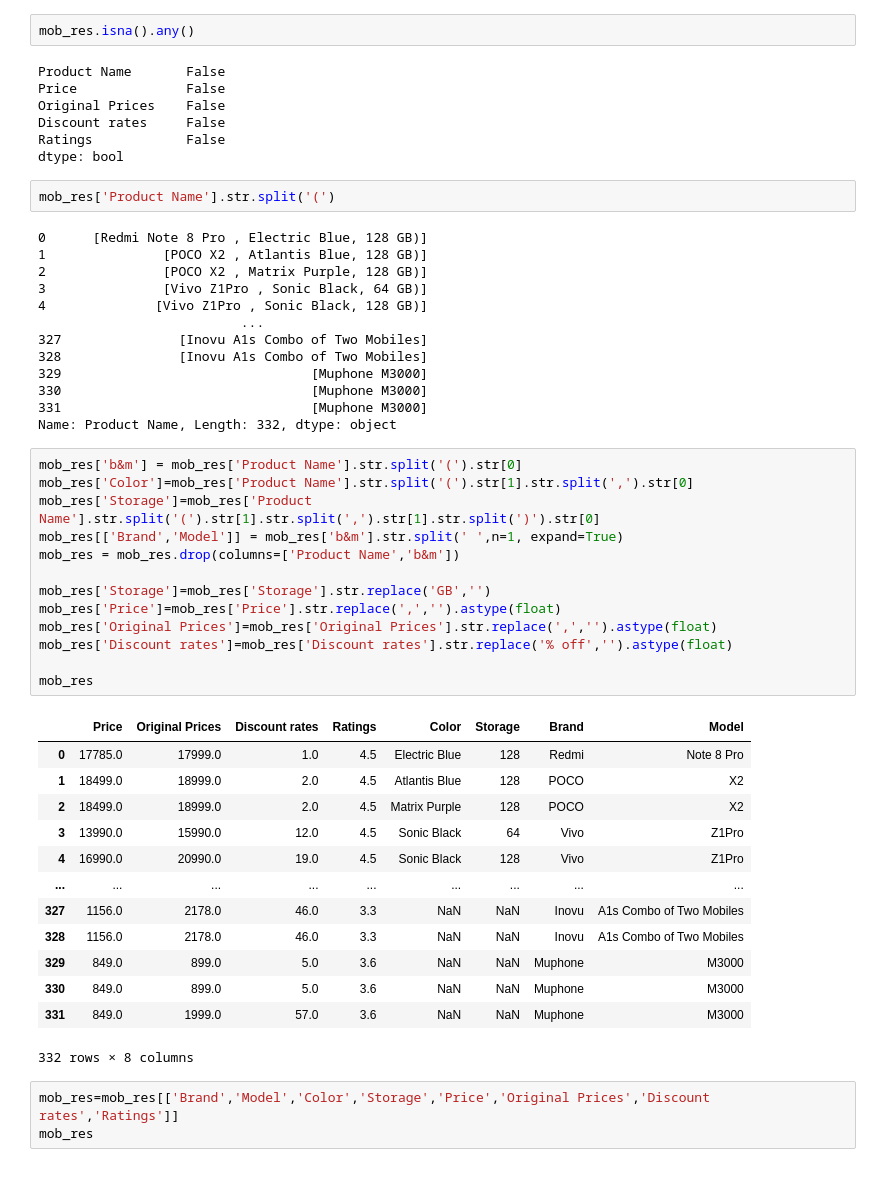
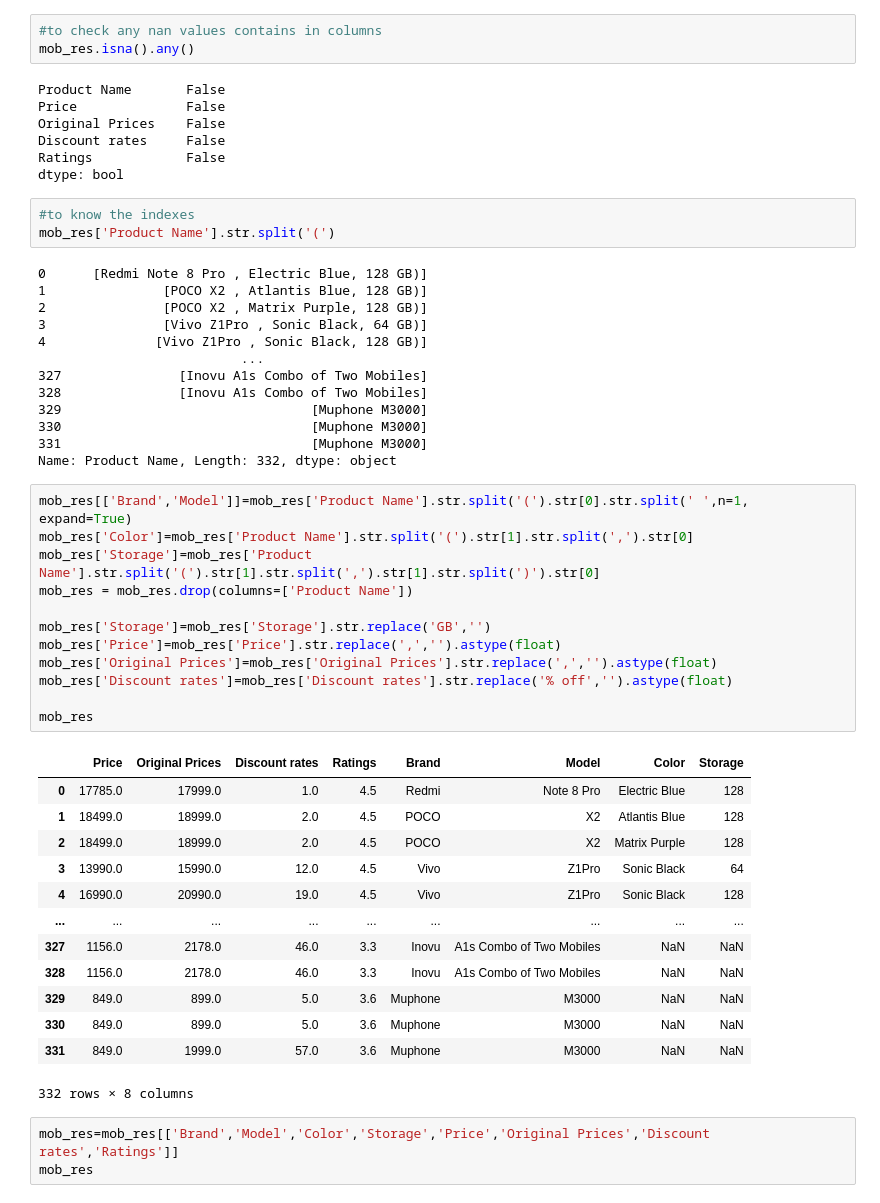
Before and after one commit to bhuvansai93/23098103-Statistics-and-Trends, a Jupyter notebook: 23019803_Assignment2_ADS1.ipynb, the cells around one changed output. Cells and saved outputs as stored; diff of their text form.

```diff
--- a/23019803_Assignment2_ADS1.ipynb
+++ b/23019803_Assignment2_ADS1.ipynb
@@ -57,6 +62,7 @@ mob_res
 | 331 | Muphone M3000 | 849 | 1,999 | 57% off | 3.6 |
 332 rows × 5 columns
 # %%
+#to check any nan values contains in columns
 mob_res.isna().any()
 # %% [output]
 Product Name       False
@@ -66,6 +72,7 @@ Discount rates     False
 Ratings            False
 dtype: bool
 # %%
+#to know the indexes
 mob_res['Product Name'].str.split('(')
 # %% [output]
 0      [Redmi Note 8 Pro , Electric Blue, 128 GB)]
@@ -81,31 +88,30 @@ mob_res['Product Name'].str.split('(')
 331                                [Muphone M3000]
 Name: Product Name, Length: 332, dtype: object
 # %%
-mob_res['b&m'] = mob_res['Product Name'].str.split('(').str[0]
+mob_res[['Brand','Model']]=mob_res['Product Name'].str.split('(').str[0].str.split(' ',n=1, expand=True)
 mob_res['Color']=mob_res['Product Name'].str.split('(').str[1].str.split(',').str[0]
 mob_res['Storage']=mob_res['Product Name'].str.split('(').str[1].str.split(',').str[1].str.split(')').str[0]
-mob_res[['Brand','Model']] = mob_res['b&m'].str.split(' ',n=1, expand=True)
-mob_res = mob_res.drop(columns=['Product Name','b&m'])
+mob_res = mob_res.drop(columns=['Product Name'])
 
 mob_res['Storage']=mob_res['Storage'].str.replace('GB','')
 mob_res['Price']=mob_res['Price'].str.replace(',','').astype(float)
 mob_res['Original Prices']=mob_res['Original Prices'].str.replace(',','').astype(float)
 mob_res['Discount rates']=mob_res['Discount rates'].str.replace('% off','').astype(float)
 
 mob_res
 # %% [output]
-|  | Price | Original Prices | Discount rates | Ratings | Color | Storage | Brand | Model |
-| 0 | 17785.0 | 17999.0 | 1.0 | 4.5 | Electric Blue | 128 | Redmi | Note 8 Pro |
-| 1 | 18499.0 | 18999.0 | 2.0 | 4.5 | Atlantis Blue | 128 | POCO | X2 |
-| 2 | 18499.0 | 18999.0 | 2.0 | 4.5 | Matrix Purple | 128 | POCO | X2 |
-| 3 | 13990.0 | 15990.0 | 12.0 | 4.5 | Sonic Black | 64 | Vivo | Z1Pro |
-| 4 | 16990.0 | 20990.0 | 19.0 | 4.5 | Sonic Black | 128 | Vivo | Z1Pro |
+|  | Price | Original Prices | Discount rates | Ratings | Brand | Model | Color | Storage |
+| 0 | 17785.0 | 17999.0 | 1.0 | 4.5 | Redmi | Note 8 Pro | Electric Blue | 128 |
+| 1 | 18499.0 | 18999.0 | 2.0 | 4.5 | POCO | X2 | Atlantis Blue | 128 |
+| 2 | 18499.0 | 18999.0 | 2.0 | 4.5 | POCO | X2 | Matrix Purple | 128 |
+| 3 | 13990.0 | 15990.0 | 12.0 | 4.5 | Vivo | Z1Pro | Sonic Black | 64 |
+| 4 | 16990.0 | 20990.0 | 19.0 | 4.5 | Vivo | Z1Pro | Sonic Black | 128 |
 | ... | ... | ... | ... | ... | ... | ... | ... | ... |
-| 327 | 1156.0 | 2178.0 | 46.0 | 3.3 | NaN | NaN | Inovu | A1s Combo of Two Mobiles |
-| 328 | 1156.0 | 2178.0 | 46.0 | 3.3 | NaN | NaN | Inovu | A1s Combo of Two Mobiles |
-| 329 | 849.0 | 899.0 | 5.0 | 3.6 | NaN | NaN | Muphone | M3000 |
-| 330 | 849.0 | 899.0 | 5.0 | 3.6 | NaN | NaN | Muphone | M3000 |
-| 331 | 849.0 | 1999.0 | 57.0 | 3.6 | NaN | NaN | Muphone | M3000 |
+| 327 | 1156.0 | 2178.0 | 46.0 | 3.3 | Inovu | A1s Combo of Two Mobiles | NaN | NaN |
+| 328 | 1156.0 | 2178.0 | 46.0 | 3.3 | Inovu | A1s Combo of Two Mobiles | NaN | NaN |
+| 329 | 849.0 | 899.0 | 5.0 | 3.6 | Muphone | M3000 | NaN | NaN |
+| 330 | 849.0 | 899.0 | 5.0 | 3.6 | Muphone | M3000 | NaN | NaN |
+| 331 | 849.0 | 1999.0 | 57.0 | 3.6 | Muphone | M3000 | NaN | NaN |
 332 rows × 8 columns
 # %%
 mob_res=mob_res[['Brand','Model','Color','Storage','Price','Original Prices','Discount rates','Ratings']]
```
Also changed, not shown: parts of 11 cells of this notebook.
